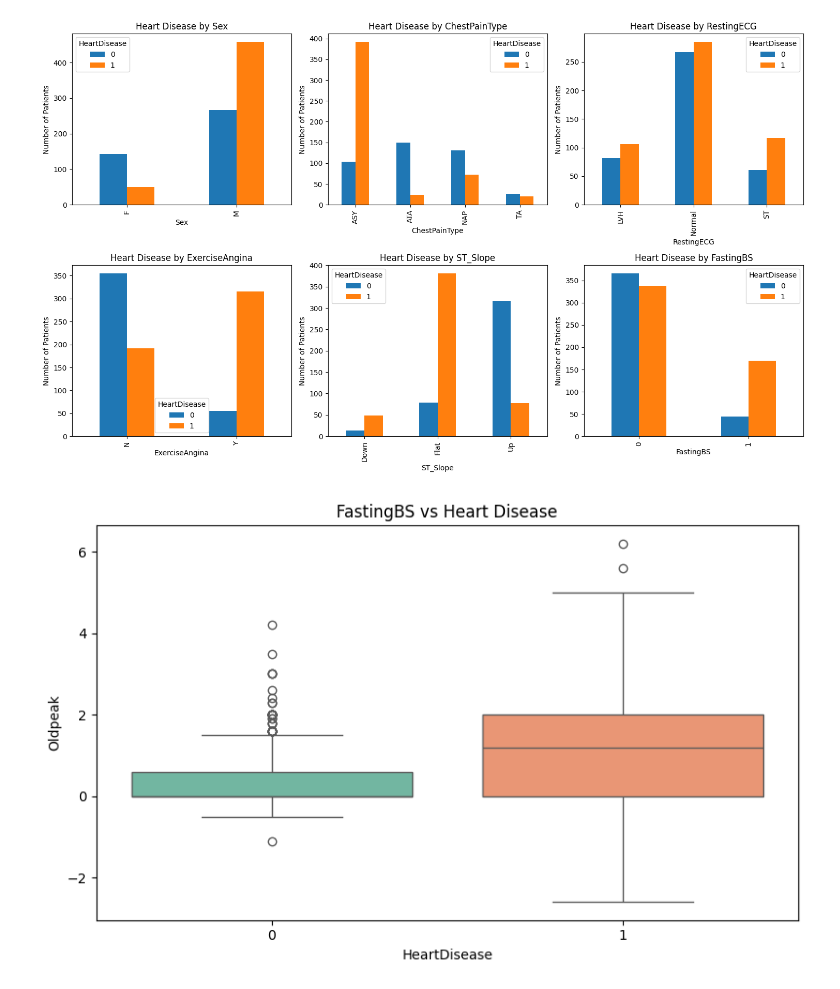
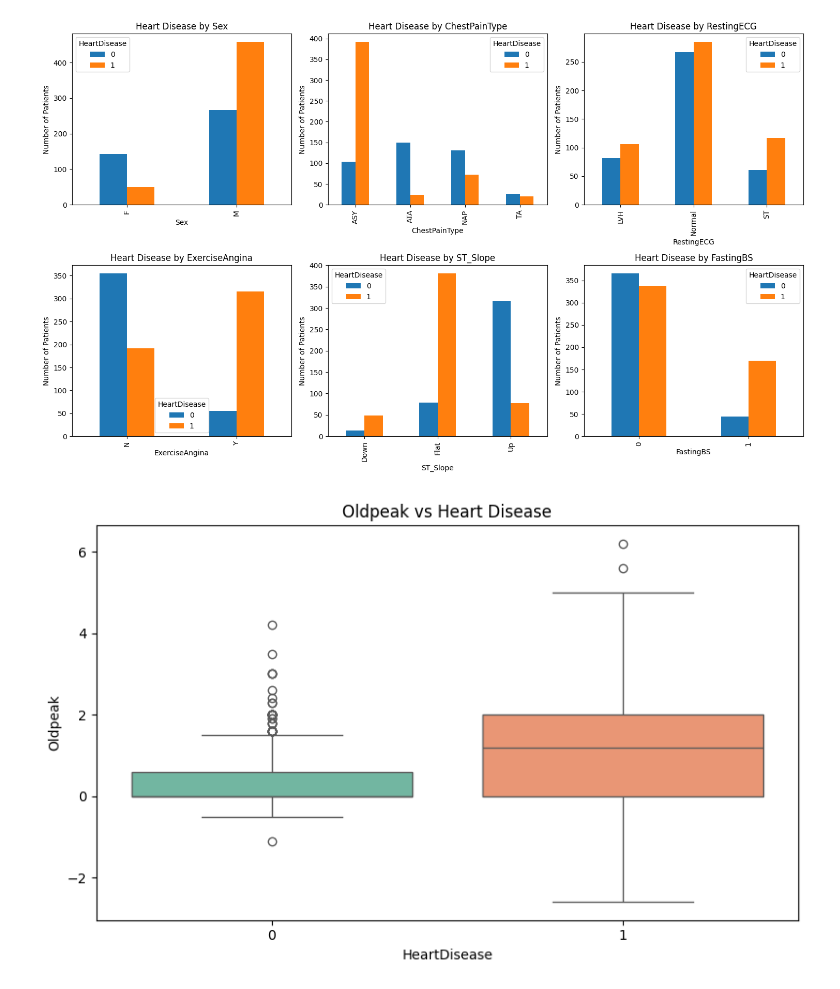
Before and after one commit to malf75/Heart-Failure-ML, a Jupyter notebook: heartdisease.ipynb, the cells around one changed output. Drawn from its saved outputs; the diff is of its cells as text; code cells hidden in the pictures.

```diff
--- a/heartdisease.ipynb
+++ b/heartdisease.ipynb
@@ -724,9 +727,9 @@ plt.close()
 # %%
 plt.figure(figsize=(8,5))
 sns.boxplot(data=df, x='HeartDisease', y='Oldpeak', palette='Set2')
-plt.title(f"{feature} vs Heart Disease")
+plt.title(f"Oldpeak vs Heart Disease")
 plt.savefig("images/oldpeak_by_heartdisease.png", dpi=300, bbox_inches="tight")
 plt.tight_layout()
 plt.show()
 # %% [output]
-[figure, old version]
+[figure, new version]
```
Also changed, not shown: parts of 1 cell of this notebook, 1 other file.
